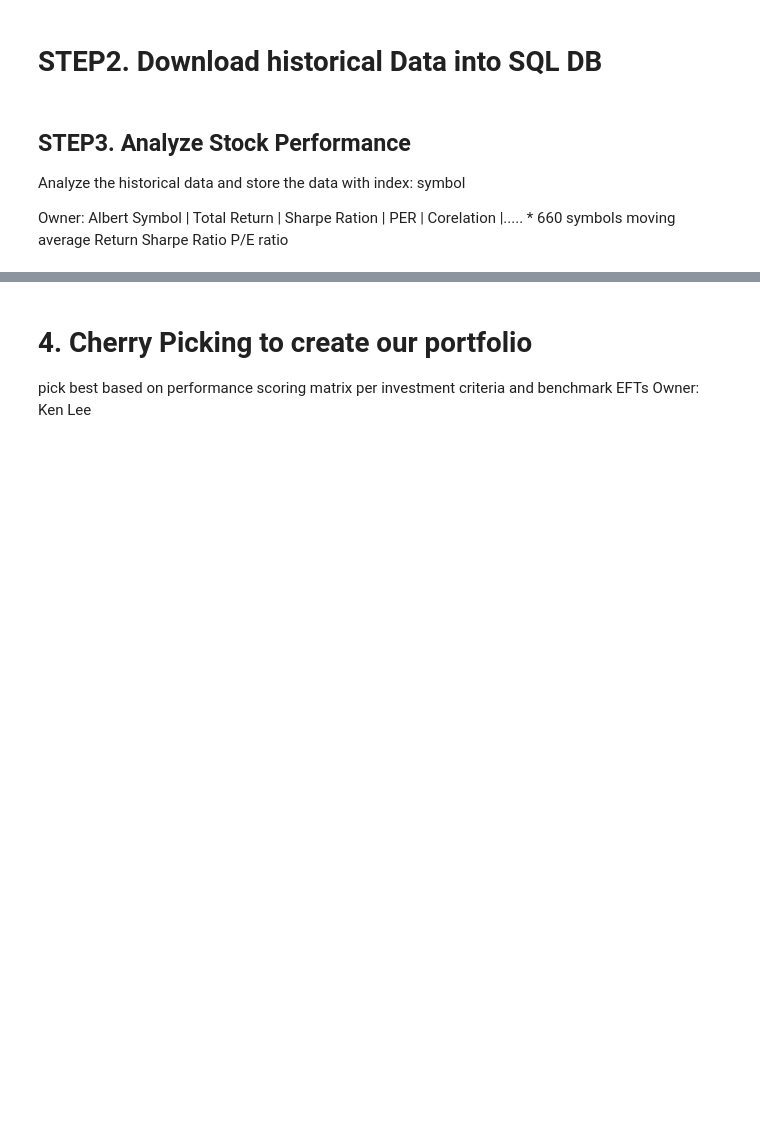
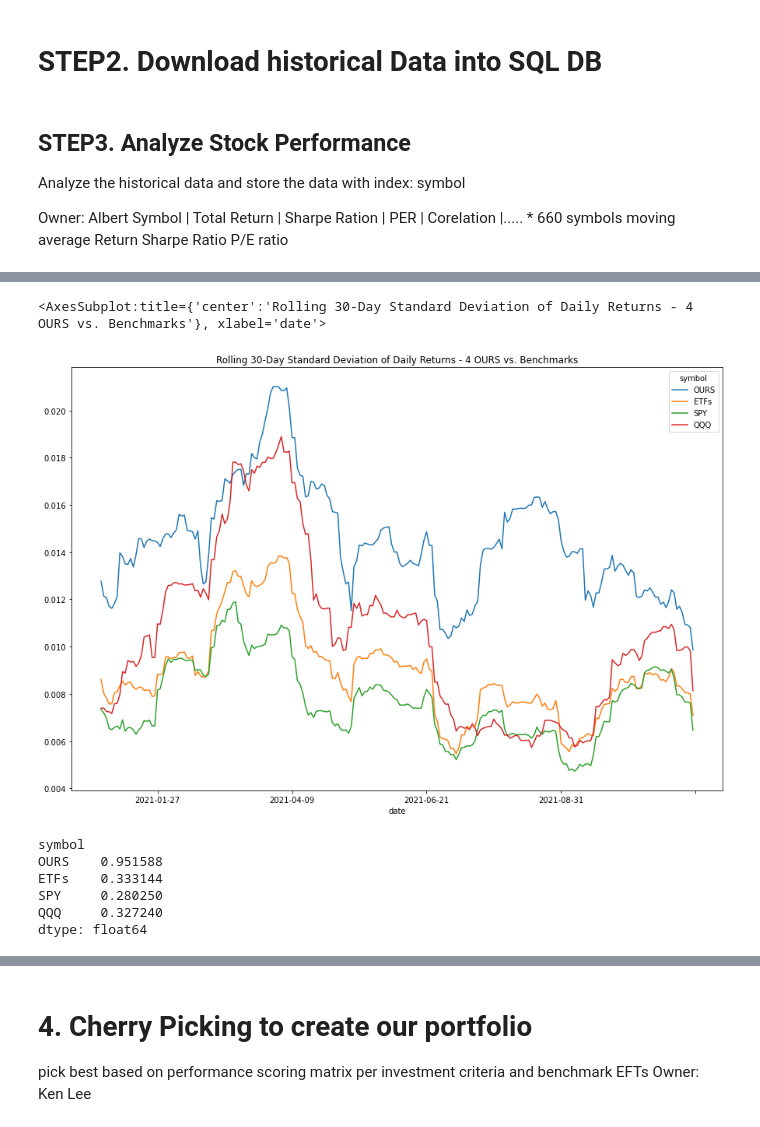
Before and after one commit to mingluuu/ETF_Portfolio_Top_Performers, a Jupyter notebook: ETF_analyzer_POC.ipynb, the cells around one changed output, grey strips where cells are left out. Saved outputs shown, nothing was run; the diff lists cells and outputs as text; code cells hidden in the pictures; blank space fills up the shorter version.

```diff
--- a/ETF_analyzer_POC.ipynb
+++ b/ETF_analyzer_POC.ipynb
@@ -182,0 +558,21 @@ preformance_matrix
+# %%
+daily_return_matrix.rolling(window=30).std().plot(figsize=(15,10), title='Rolling 30-Day Standard Deviation of Daily Returns - 4 OURS vs. Benchmarks')
+# %% [output]
+<AxesSubplot:title={'center':'Rolling 30-Day Standard Deviation of Daily Returns - 4 OURS vs. Benchmarks'}, xlabel='date'>
+[figure, added]
+# %%
+# Use 252 as the number of trading days in the year
+year_trading_days = 252
+# Calculate the annual average return data for the for fund portfolios and the S&P 500
+average_annual_return = daily_return_matrix.mean() * year_trading_days
+
+# Review the annual average returns sorted from lowest to highest
+average_annual_return.sort_values()
+average_annual_return
+# %% [output]
+symbol
+OURS    0.951588
+ETFs    0.333144
+SPY     0.280250
+QQQ     0.327240
+dtype: float64
```
Also changed, not shown: parts of 35 cells of this notebook.
